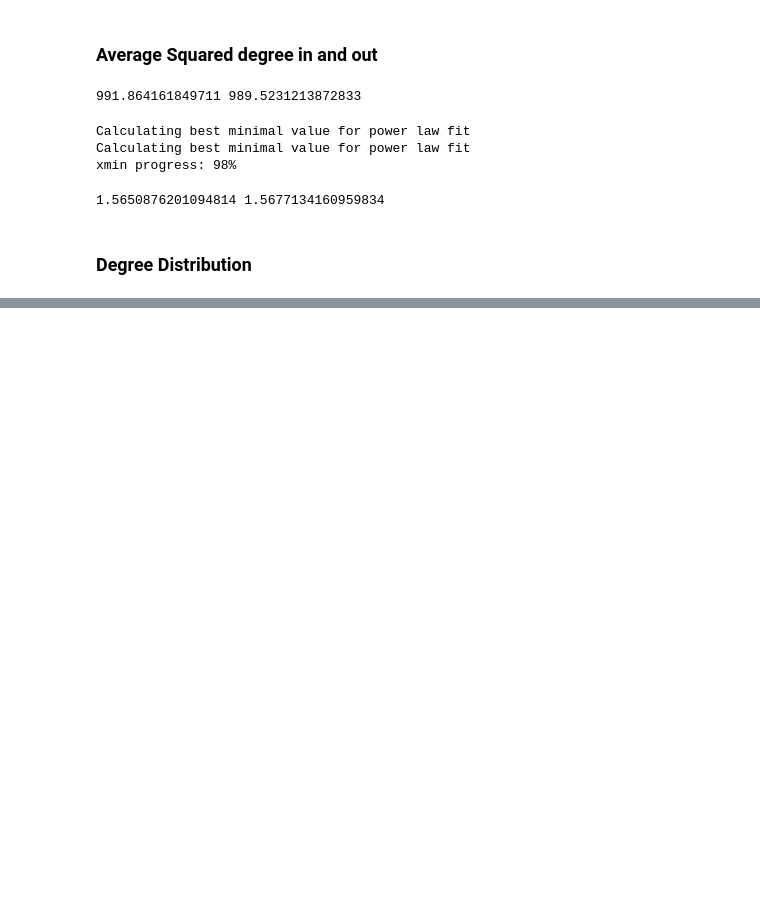
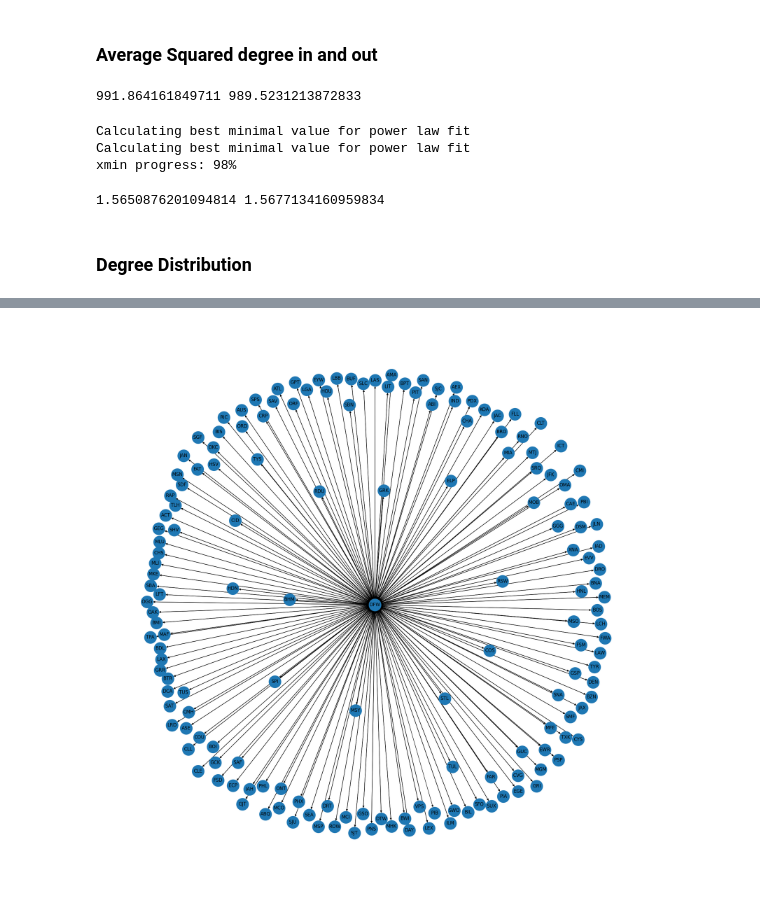
Before and after one commit to lhleonardo/flights-network-project, a Jupyter notebook: Air_Transport_Network.ipynb, the cells around one changed output, grey strips where cells are left out. Saved outputs shown, nothing was run; the diff lists cells and outputs as text; code cells hidden in the pictures; blank space fills up the shorter version.

```diff
--- a/Air_Transport_Network.ipynb
+++ b/Air_Transport_Network.ipynb
@@ -125,0 +153,20 @@ plt.show()
+# %%
+most_connected_airport: str = top_node_degrees[0][0]
+
+G_temp = nx.DiGraph()
+G_temp.add_node(most_connected_airport)
+
+G_temp.nodes()
+
+for neighbor in G.neighbors(most_connected_airport):
+    G_temp.add_edge(most_connected_airport, neighbor)
+
+    if G.has_edge(neighbor, most_connected_airport):
+        G_temp.add_edge(neighbor, most_connected_airport)
+# %%
+plt.figure(figsize=(20, 20))
+pos = nx.spring_layout(G_temp, k=0.9, seed=70)
+nx.draw(G_temp, pos, node_size=1000, with_labels=True)
+plt.show()
+# %% [output]
+[figure, added]
```
Also changed, not shown: parts of 9 cells of this notebook, 3 other files.
